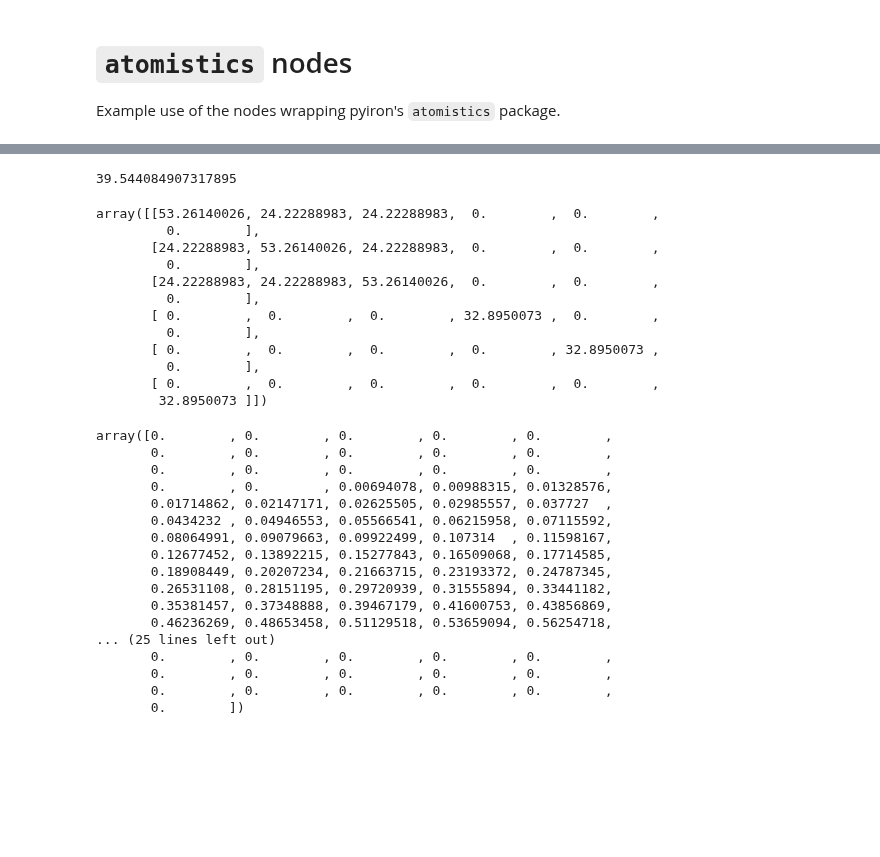
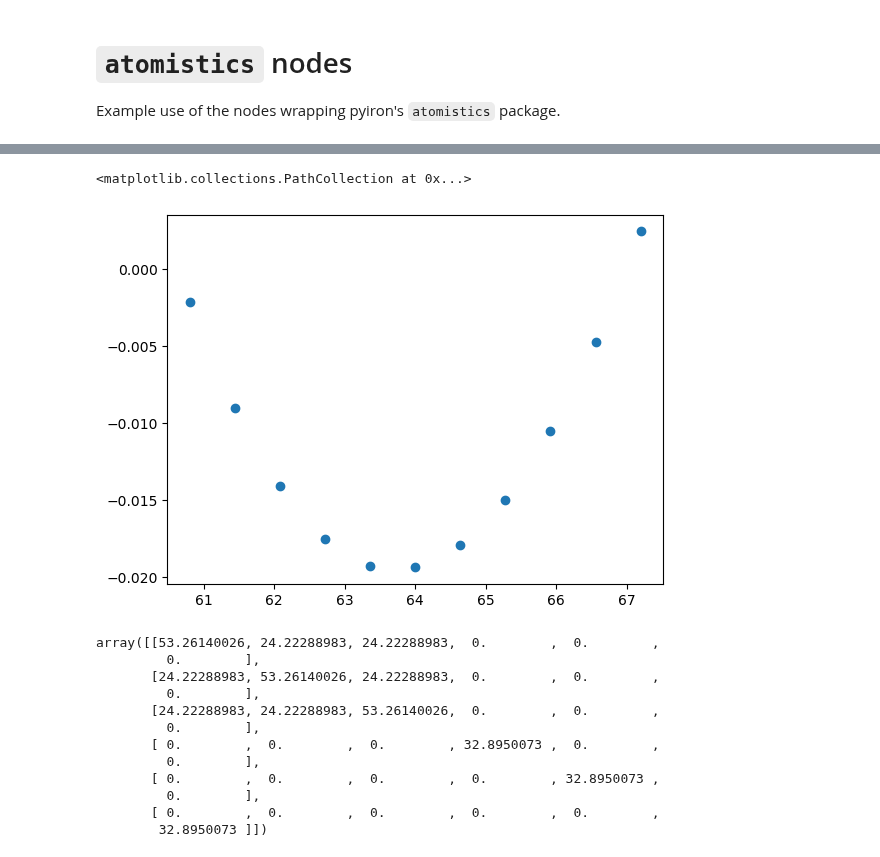
Before and after one commit to pyiron/pyiron_workflow, a Jupyter notebook: notebooks/atomistics_nodes.ipynb, the cells around one changed output, grey strips where cells are left out. Drawn from its saved outputs; the diff is of its cells as text; code cells hidden in the pictures; blank space fills up the shorter version.

```diff
--- a/notebooks/atomistics_nodes.ipynb
+++ b/notebooks/atomistics_nodes.ipynb
@@ -28,41 +45,23 @@ wf.phonons = wf.create.macro.Phonons(
 # %%
-out = wf()
+wf.ev_plot()
+# We should be able to look at .value.figure
+# but we need to get matplotlib to clear the previous double plot
+# This is something to fix in the plotting package.
+# %% [output]
+<matplotlib.collections.PathCollection at 0x...>
+[figure, added]
-# %%
-out.ev__result_dict["bulkmodul_eq"]
-# %% [output]
-39.544084907317895
-# %%
-out.elastic__result_dict["C"]
-# %% [output]
-array([[53.26140026, 24.22288983, 24.22288983,  0.        ,  0.        ,
-         0.        ],
-       [24.22288983, 53.26140026, 24.22288983,  0.        ,  0.        ,
-         0.        ],
-       [24.22288983, 24.22288983, 53.26140026,  0.        ,  0.        ,
-         0.        ],
-       [ 0.        ,  0.        ,  0.        , 32.8950073 ,  0.        ,
-         0.        ],
-       [ 0.        ,  0.        ,  0.        ,  0.        , 32.8950073 ,
-         0.        ],
-       [ 0.        ,  0.        ,  0.        ,  0.        ,  0.        ,
-        32.8950073 ]])
-# %%
-out.phonons__result_dict[1]["total_dos"]
-# %% [output]
-array([0.        , 0.        , 0.        , 0.        , 0.        ,
-       0.        , 0.        , 0.        , 0.        , 0.        ,
-       0.        , 0.        , 0.        , 0.        , 0.        ,
-       0.        , 0.        , 0.00694078, 0.00988315, 0.01328576,
-       0.01714862, 0.02147171, 0.02625505, 0.02985557, 0.037727  ,
-       0.0434232 , 0.04946553, 0.05566541, 0.06215958, 0.07115592,
-       0.08064991, 0.09079663, 0.09922499, 0.107314  , 0.11598167,
-       0.12677452, 0.13892215, 0.15277843, 0.16509068, 0.17714585,
-       0.18908449, 0.20207234, 0.21663715, 0.23193372, 0.24787345,
-       0.26531108, 0.28151195, 0.29720939, 0.31555894, 0.33441182,
-       0.35381457, 0.37348888, 0.39467179, 0.41600753, 0.43856869,
-       0.46236269, 0.48653458, 0.51129518, 0.53659094, 0.56254718,
-... (25 lines left out)
-       0.        , 0.        , 0.        , 0.        , 0.        ,
-       0.        , 0.        , 0.        , 0.        , 0.        ,
-       0.        , 0.        , 0.        , 0.        , 0.        ,
-       0.        ])
+# %%
+wf.C
+# %% [output]
+array([[53.26140026, 24.22288983, 24.22288983,  0.        ,  0.        ,
+         0.        ],
+       [24.22288983, 53.26140026, 24.22288983,  0.        ,  0.        ,
+         0.        ],
+       [24.22288983, 24.22288983, 53.26140026,  0.        ,  0.        ,
+         0.        ],
+       [ 0.        ,  0.        ,  0.        , 32.8950073 ,  0.        ,
+         0.        ],
+       [ 0.        ,  0.        ,  0.        ,  0.        , 32.8950073 ,
+         0.        ],
+       [ 0.        ,  0.        ,  0.        ,  0.        ,  0.        ,
+        32.8950073 ]])
```
Also changed, not shown: parts of 3 cells of this notebook.
